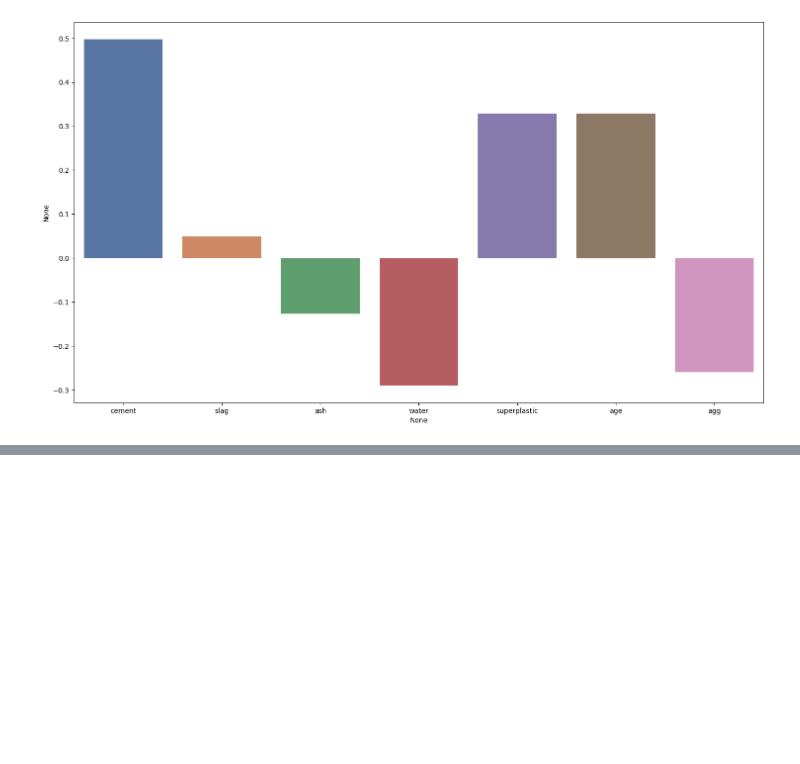
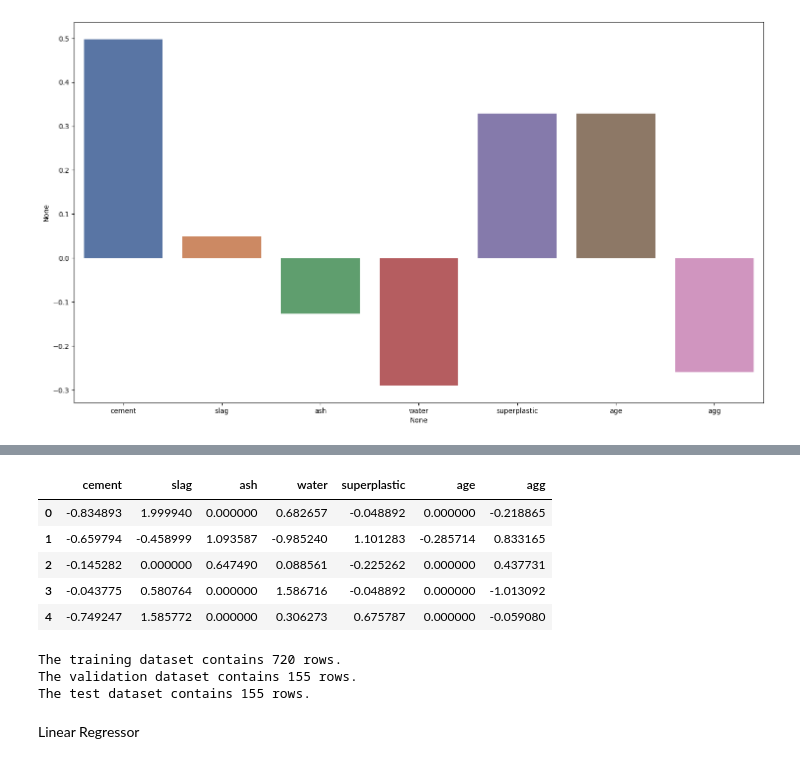
Before and after one commit to ayushipradhan30/AIML-mini-projects, a Jupyter notebook: Featurization,_Model_Selection_&_Tuning.ipynb, the cells around one changed output, grey strips where cells are left out. Saved outputs shown, nothing was run; the diff lists cells and outputs as text; code cells hidden in the pictures; blank space fills up the shorter version.

```diff
--- a/Featurization,_Model_Selection_&_Tuning.ipynb
+++ b/Featurization,_Model_Selection_&_Tuning.ipynb
@@ -259,0 +273,13 @@ sns.barplot(x = x.columns, y = x.corrwith(y), palette = 'deep')
+# %%
+x_col = x.columns
+scaler = RobustScaler()
+x_std = pd.DataFrame(scaler.fit_transform(x))
+x_std.columns = x_col
+x_std.head()
+# %% [output]
+|  | cement | slag | ash | water | superplastic | age | agg |
+| 0 | -0.834893 | 1.999940 | 0.000000 | 0.682657 | -0.048892 | 0.000000 | -0.218865 |
+| 1 | -0.659794 | -0.458999 | 1.093587 | -0.985240 | 1.101283 | -0.285714 | 0.833165 |
+| 2 | -0.145282 | 0.000000 | 0.647490 | 0.088561 | -0.225262 | 0.000000 | 0.437731 |
+| 3 | -0.043775 | 0.580764 | 0.000000 | 1.586716 | -0.048892 | 0.000000 | -1.013092 |
+| 4 | -0.749247 | 1.585772 | 0.000000 | 0.306273 | 0.675787 | 0.000000 | -0.059080 |
@@ -259,0 +289,10 @@ sns.barplot(x = x.columns, y = x.corrwith(y), palette = 'deep')
+# %%
+print('The training dataset contains %d rows.' %x_train.shape[0])
+print('The validation dataset contains %d rows.' %x_val.shape[0])
+print('The test dataset contains %d rows.' %x_test.shape[0])
+# %% [output]
+The training dataset contains 720 rows.
+The validation dataset contains 155 rows.
+The test dataset contains 155 rows.
+# %% [markdown]
+Linear Regressor
```
Also changed, not shown: parts of 3 cells of this notebook.
